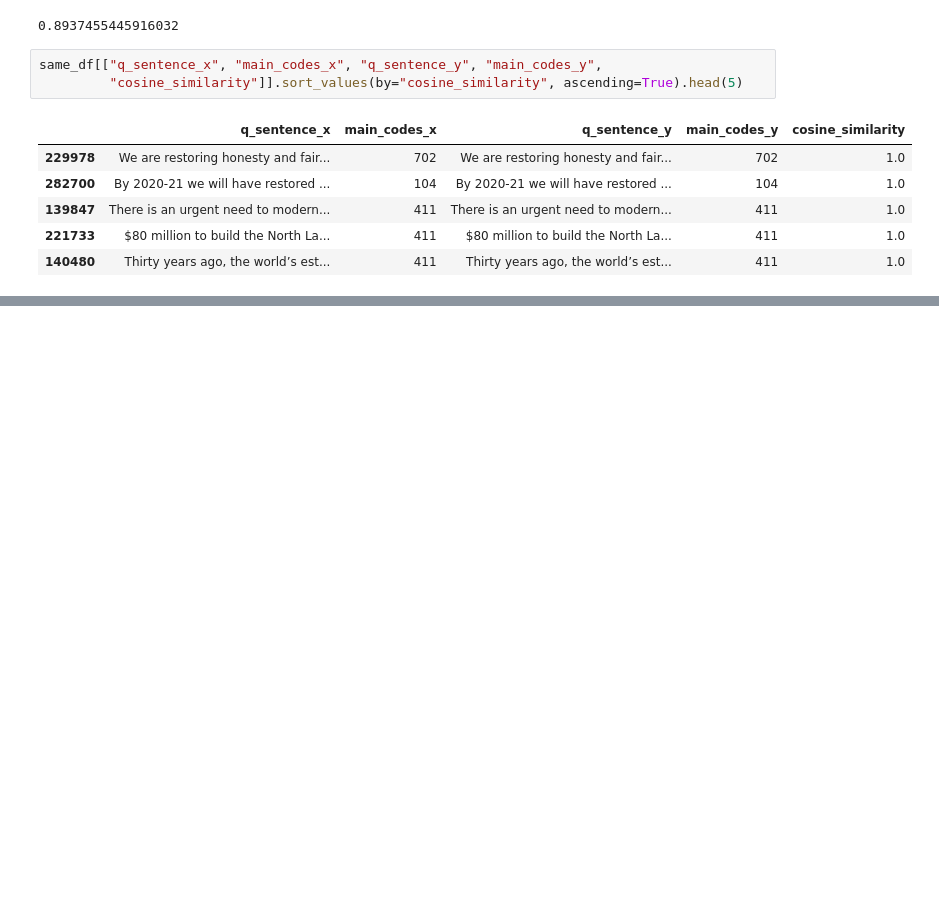
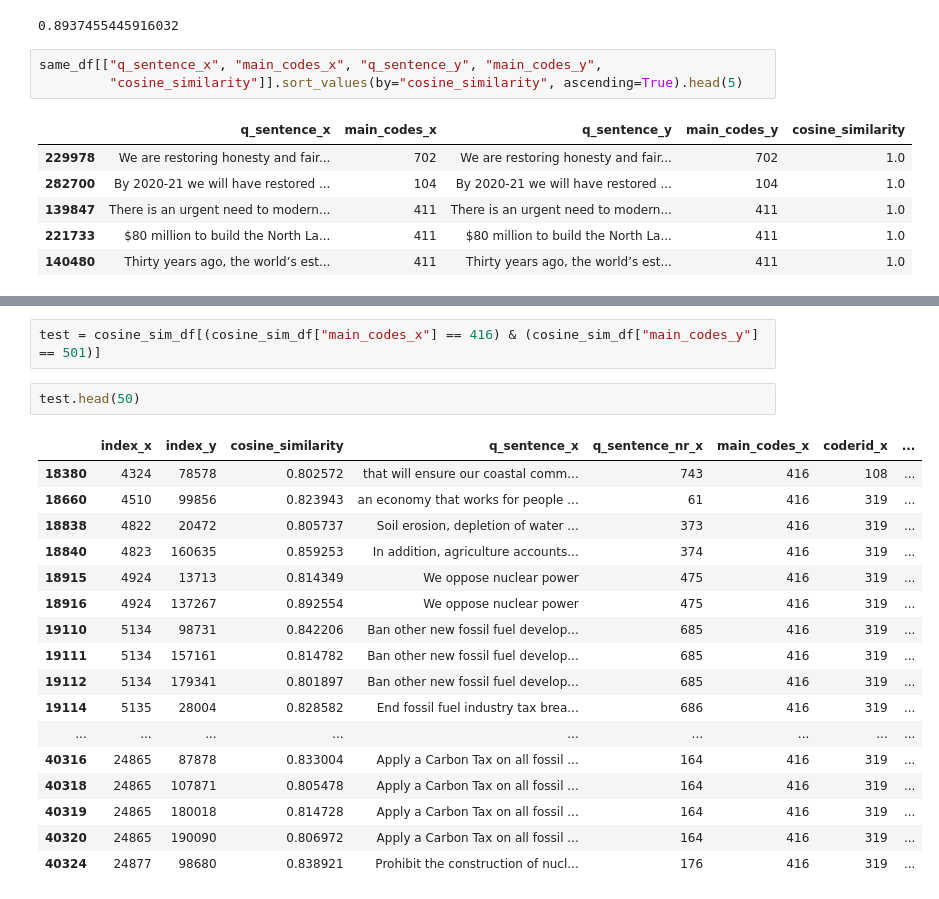
Before and after one commit to k-hanlon/ADS_manifesto_thesis, a Jupyter notebook: cosine_similarity_analysis.ipynb, the cells around one changed output, grey strips where cells are left out. Drawn from its saved outputs; the diff is of its cells as text; blank space fills up the shorter version.

```diff
--- a/cosine_similarity_analysis.ipynb
+++ b/cosine_similarity_analysis.ipynb
@@ -624,3 +624,25 @@ same_tmp_df.tail(20)[["q_sentence_x", "main_codes_x", "q_sentence_y", "main_code
 | 379417 | economically viable State | 408 | economically viable State | 410 | 1.0 |
 | 379496 | Limit state expenditure. | 414 | Limit state expenditure. | 303 | 1.0 |
 | 379542 | This must change. | 605 | This must change. | 301 | 1.0 |
+# %%
+test = cosine_sim_df[(cosine_sim_df["main_codes_x"] == 416) & (cosine_sim_df["main_codes_y"] == 501)]
+# %%
+test.head(50)
+# %% [output]
+|  | index_x | index_y | cosine_similarity | q_sentence_x | q_sentence_nr_x | main_codes_x | coderid_x | ... |
+| 18380 | 4324 | 78578 | 0.802572 | that will ensure our coastal comm... | 743 | 416 | 108 | ... |
+| 18660 | 4510 | 99856 | 0.823943 | an economy that works for people ... | 61 | 416 | 319 | ... |
+| 18838 | 4822 | 20472 | 0.805737 | Soil erosion, depletion of water ... | 373 | 416 | 319 | ... |
+| 18840 | 4823 | 160635 | 0.859253 | In addition, agriculture accounts... | 374 | 416 | 319 | ... |
+| 18915 | 4924 | 13713 | 0.814349 | We oppose nuclear power | 475 | 416 | 319 | ... |
+| 18916 | 4924 | 137267 | 0.892554 | We oppose nuclear power | 475 | 416 | 319 | ... |
+| 19110 | 5134 | 98731 | 0.842206 | Ban other new fossil fuel develop... | 685 | 416 | 319 | ... |
+| 19111 | 5134 | 157161 | 0.814782 | Ban other new fossil fuel develop... | 685 | 416 | 319 | ... |
+| 19112 | 5134 | 179341 | 0.801897 | Ban other new fossil fuel develop... | 685 | 416 | 319 | ... |
+| 19114 | 5135 | 28004 | 0.828582 | End fossil fuel industry tax brea... | 686 | 416 | 319 | ... |
+| ... | ... | ... | ... | ... | ... | ... | ... | ... |
+| 40316 | 24865 | 87878 | 0.833004 | Apply a Carbon Tax on all fossil ... | 164 | 416 | 319 | ... |
+| 40318 | 24865 | 107871 | 0.805478 | Apply a Carbon Tax on all fossil ... | 164 | 416 | 319 | ... |
+| 40319 | 24865 | 180018 | 0.814728 | Apply a Carbon Tax on all fossil ... | 164 | 416 | 319 | ... |
+| 40320 | 24865 | 190090 | 0.806972 | Apply a Carbon Tax on all fossil ... | 164 | 416 | 319 | ... |
+| 40324 | 24877 | 98680 | 0.838921 | Prohibit the construction of nucl... | 176 | 416 | 319 | ... |
```
Also changed, not shown: 2 other files.
